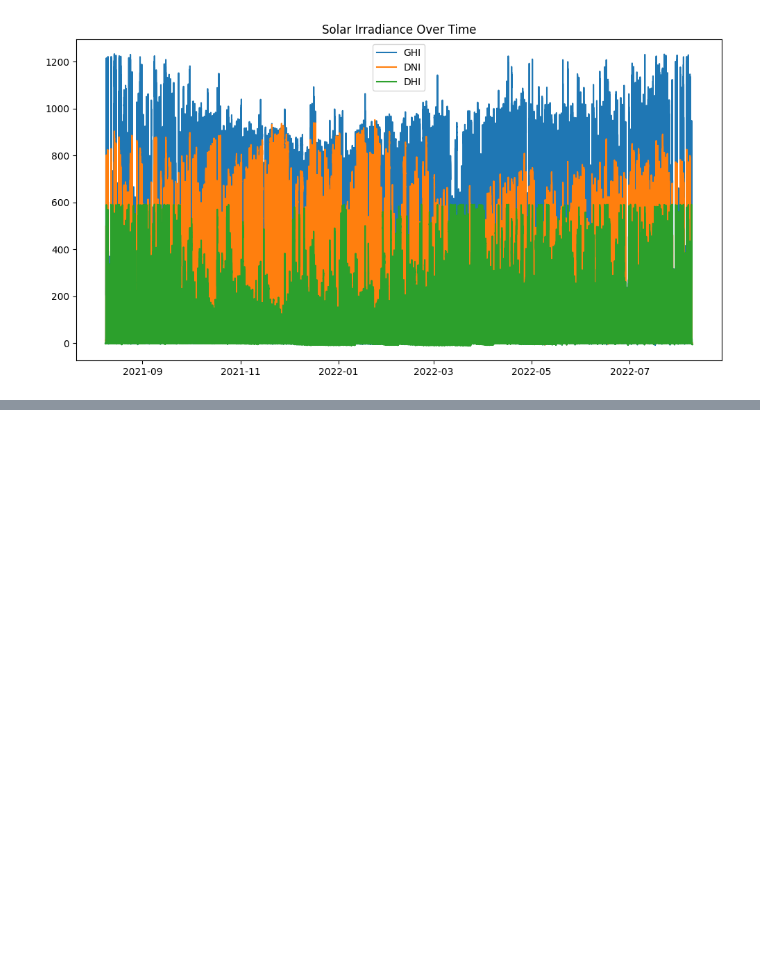
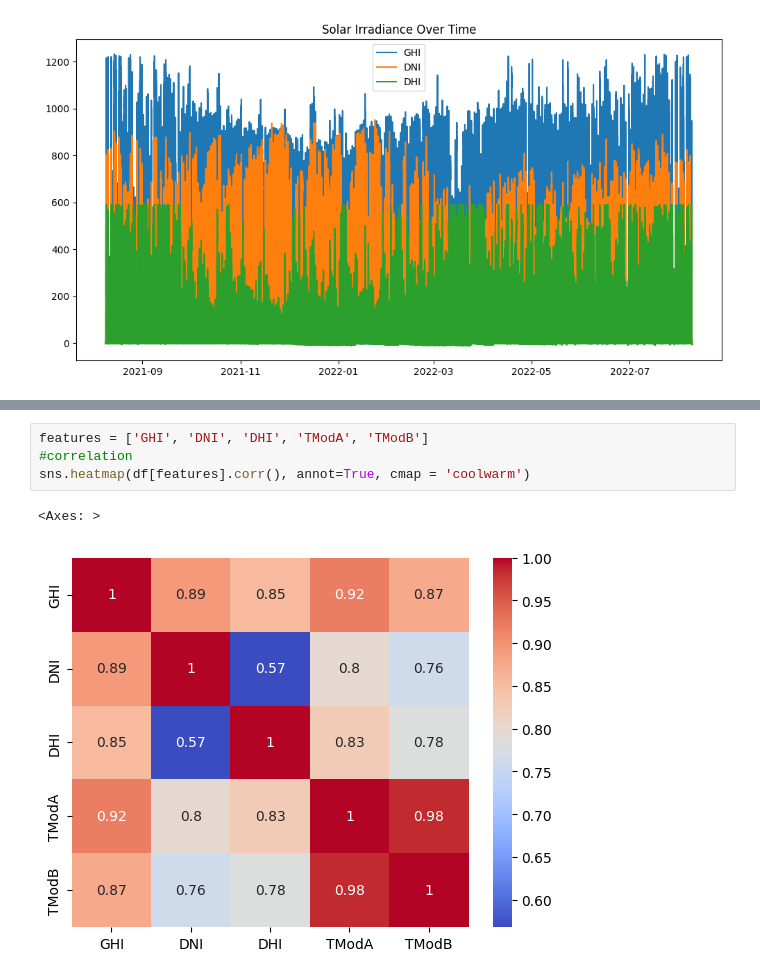
Before and after one commit to Sari-Amin/Solar-challenge-week1, a Jupyter notebook: notebooks/benin_eda.ipynb, the cells around one changed output, grey strips where cells are left out. Drawn from its saved outputs; the diff is of its cells as text; blank space fills up the shorter version.

Commit message:
EDA: correlation, wind directions and temp analysis for benin

```diff
--- a/notebooks/benin_eda.ipynb
+++ b/notebooks/benin_eda.ipynb
@@ -166,0 +195,7 @@ Text(0.5, 1.0, 'Solar Irradiance Over Time')
+# %%
+features = ['GHI', 'DNI', 'DHI', 'TModA', 'TModB']
+#correlation
+sns.heatmap(df[features].corr(), annot=True, cmap = 'coolwarm')
+# %% [output]
+<Axes: >
+[figure, added]
```
Also changed, not shown: parts of 12 cells of this notebook.
